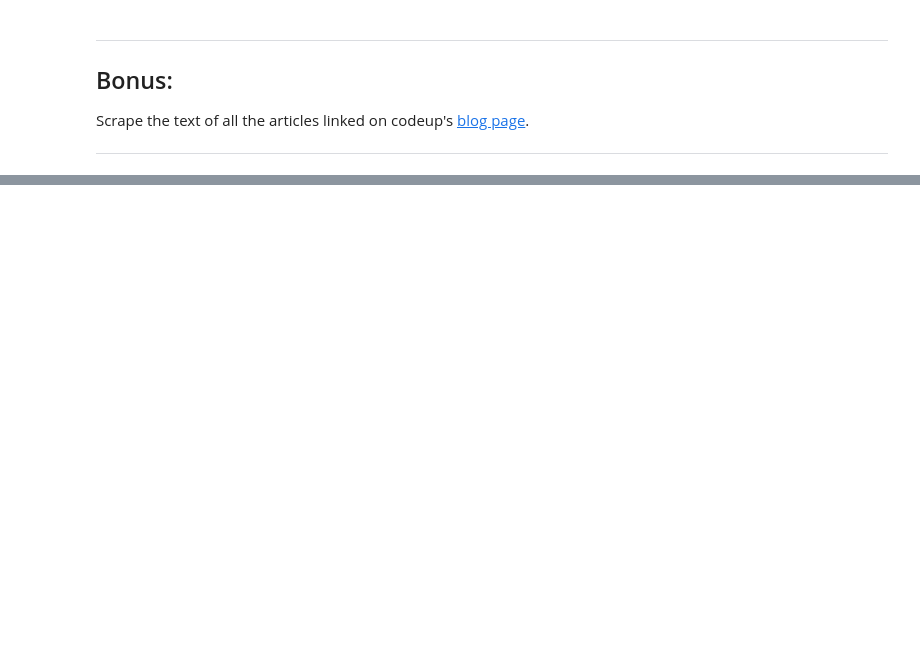
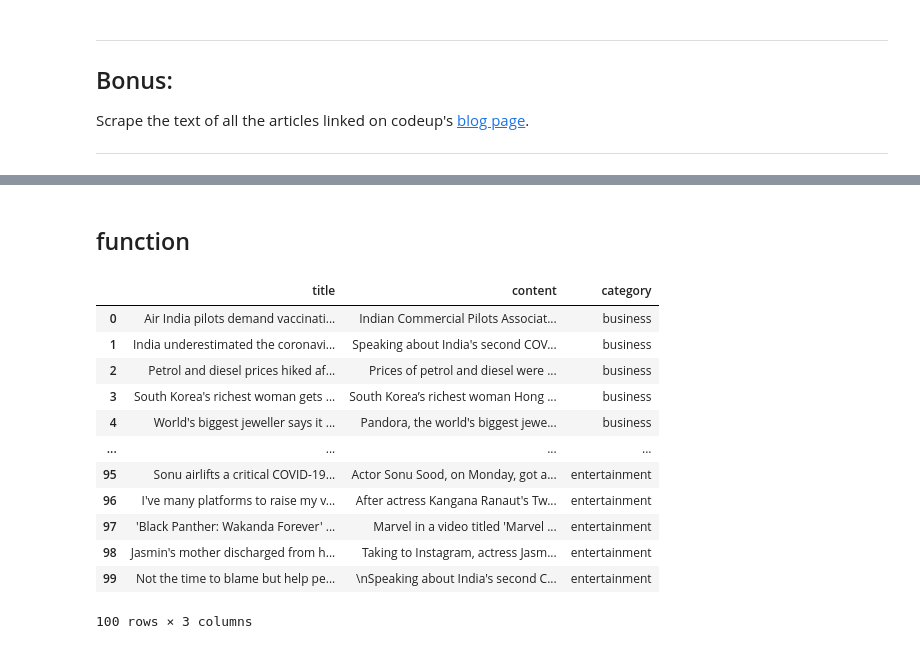
Before and after one commit to o0amandagomez0o/natural-language-processing, a Jupyter notebook: NLP_data_acquisition_exercises.ipynb, the cells around one changed output, grey strips where cells are left out. Cells and saved outputs as stored; diff of their text form; code cells hidden in the pictures; blank space fills up the shorter version.

```diff
--- a/NLP_data_acquisition_exercises.ipynb
+++ b/NLP_data_acquisition_exercises.ipynb
@@ -266,0 +416,2 @@ The end product of this should be a function named `get_news_articles` that retu
+# %%
+title = article.select("[itemprop='headline']")[0].text
@@ -266,0 +428,4 @@ The end product of this should be a function named `get_news_articles` that retu
+# %%
+content = article.select("[itemprop='articleBody']")[0].text
+# %% [markdown]
+## function
@@ -266,0 +473,41 @@ The end product of this should be a function named `get_news_articles` that retu
+# %%
+def get_all_news_articles(categories):
+    """
+    This function takes in a list of categories
+    - creates an empty list
+    - loops through the arguements categories
+        - applies get_articles to ea category to create a list of dictionaries
+            containing title, content, category
+        - appends all lists created for each category
+    - converts to pandas DF
+    returns df.
+    """
+
+    all_inshorts = []
+
+    for category in categories:
+        all_category_articles = get_articles(category)
+        all_inshorts = all_inshorts + all_category_articles
+
+    df = pd.DataFrame(all_inshorts)
+
+    return df
+# %%
+categories = ["business", "sports", "technology", "entertainment"]
+df = get_all_news_articles(categories)
+# %%
+df
+# %% [output]
+|  | title | content | category |
+| 0 | Air India pilots demand vaccinati... | Indian Commercial Pilots Associat... | business |
+| 1 | India underestimated the coronavi... | Speaking about India's second COV... | business |
+| 2 | Petrol and diesel prices hiked af... | Prices of petrol and diesel were ... | business |
+| 3 | South Korea's richest woman gets ... | South Korea’s richest woman Hong ... | business |
+| 4 | World's biggest jeweller says it ... | Pandora, the world's biggest jewe... | business |
+| ... | ... | ... | ... |
+| 95 | Sonu airlifts a critical COVID-19... | Actor Sonu Sood, on Monday, got a... | entertainment |
+| 96 | I've many platforms to raise my v... | After actress Kangana Ranaut's Tw... | entertainment |
+| 97 | 'Black Panther: Wakanda Forever' ... | Marvel in a video titled 'Marvel ... | entertainment |
+| 98 | Jasmin's mother discharged from h... | Taking to Instagram, actress Jasm... | entertainment |
+| 99 | Not the time to blame but help pe... | \nSpeaking about India's second C... | entertainment |
+100 rows × 3 columns
```
Also changed, not shown: parts of 34 cells of this notebook.
